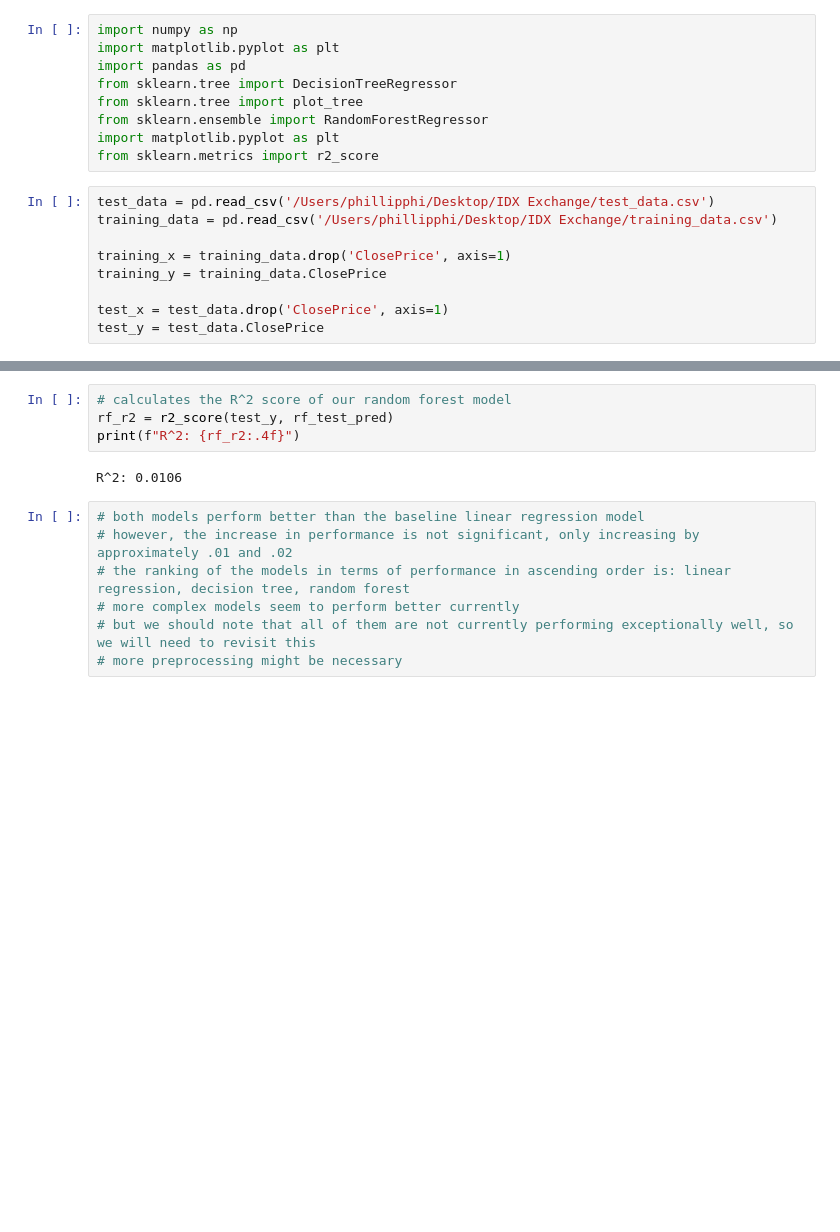
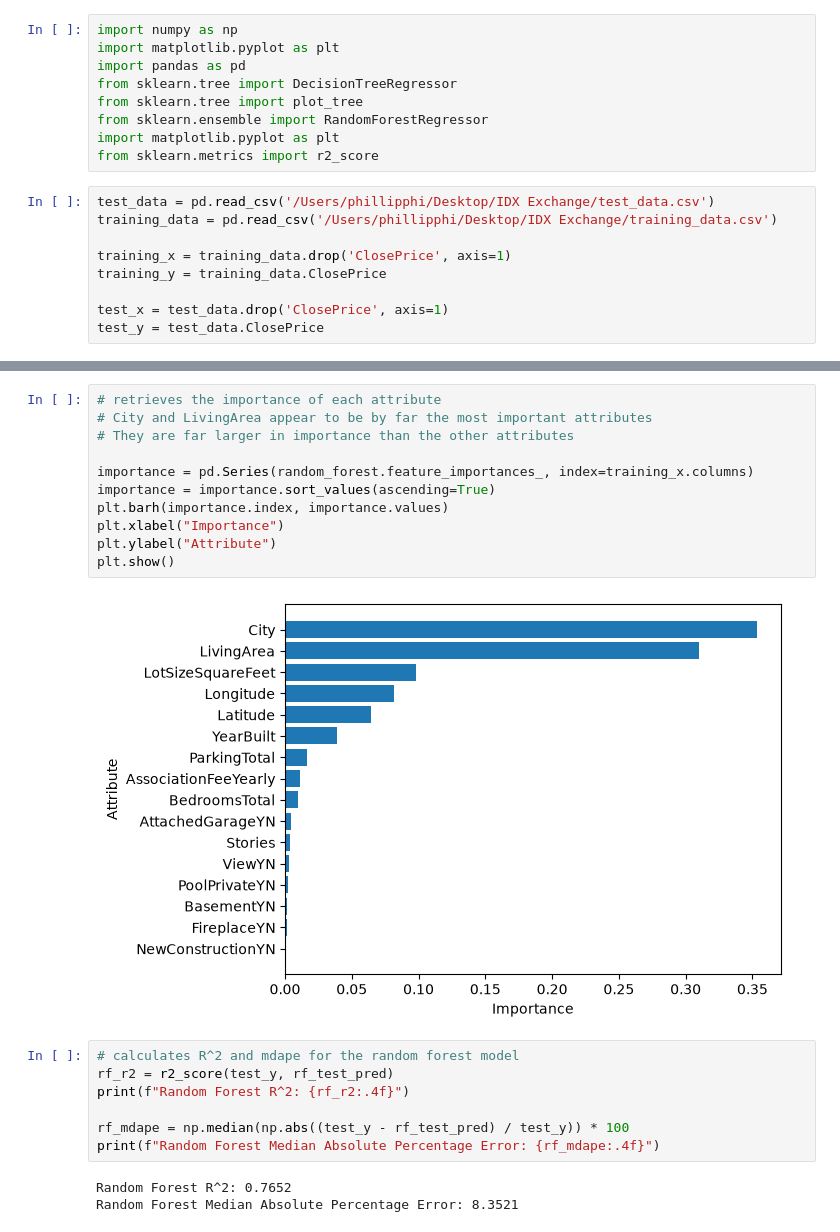
Before and after one commit to phillipphi31/IDX-Exchange-Data-Science, a Jupyter notebook: 04_model_comparison.ipynb, the cells around one changed output, grey strips where cells are left out. Drawn from its saved outputs; the diff is of its cells as text; blank space fills up the shorter version.

```diff
--- a/04_model_comparison.ipynb
+++ b/04_model_comparison.ipynb
@@ -67,13 +99,23 @@ dtype: float64
+# %%
+# retrieves the importance of each attribute
+# City and LivingArea appear to be by far the most important attributes
+# They are far larger in importance than the other attributes
+
+importance = pd.Series(random_forest.feature_importances_, index=training_x.columns)
+importance = importance.sort_values(ascending=True)
+plt.barh(importance.index, importance.values)
+plt.xlabel("Importance")
+plt.ylabel("Attribute")
+plt.show()
+# %% [output]
+[figure, added]
 # %%
-# calculates the R^2 score of our random forest model
+# calculates R^2 and mdape for the random forest model
 rf_r2 = r2_score(test_y, rf_test_pred)
-print(f"R^2: {rf_r2:.4f}")
+print(f"Random Forest R^2: {rf_r2:.4f}")
+
+rf_mdape = np.median(np.abs((test_y - rf_test_pred) / test_y)) * 100
+print(f"Random Forest Median Absolute Percentage Error: {rf_mdape:.4f}")
 # %% [output]
-R^2: 0.0106
+Random Forest R^2: 0.7652
+Random Forest Median Absolute Percentage Error: 8.3521
-# %%
-# both models perform better than the baseline linear regression model
-# however, the increase in performance is not significant, only increasing by approximately .01 and .02
-# the ranking of the models in terms of performance in ascending order is: linear regression, decision tree, random forest
-# more complex models seem to perform better currently
-# but we should note that all of them are not currently performing exceptionally well, so we will need to revisit this
-# more preprocessing might be necessary
```
Also changed, not shown: parts of 9 cells of this notebook, 10 other files.
